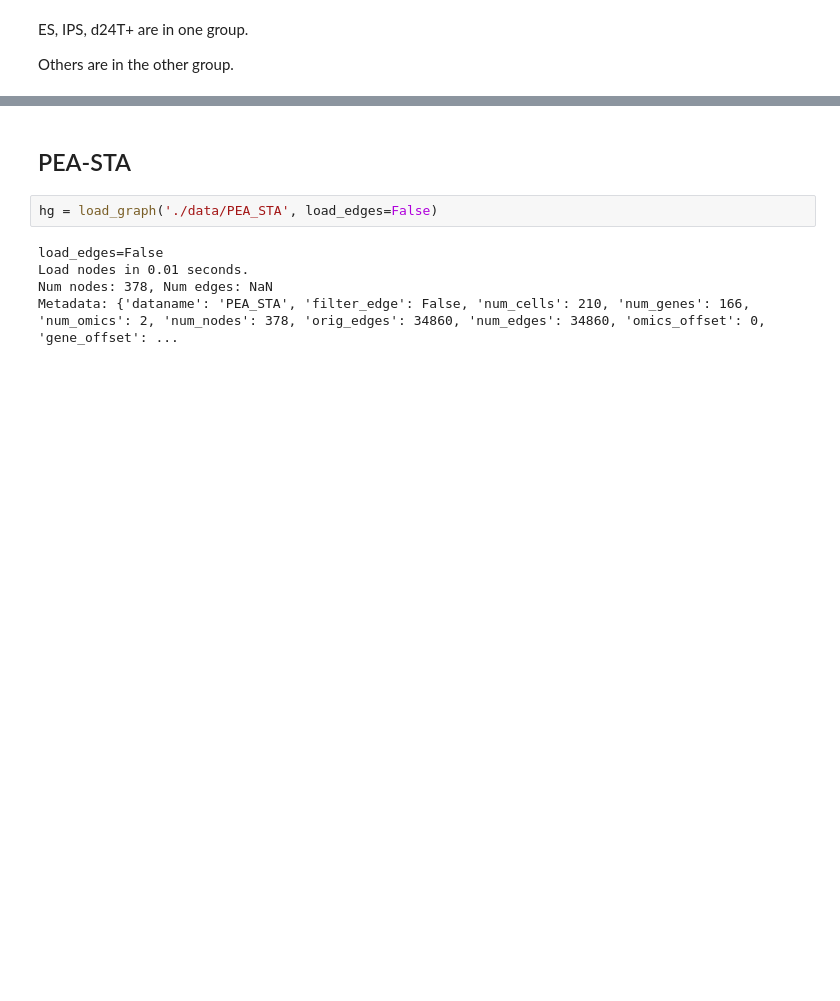
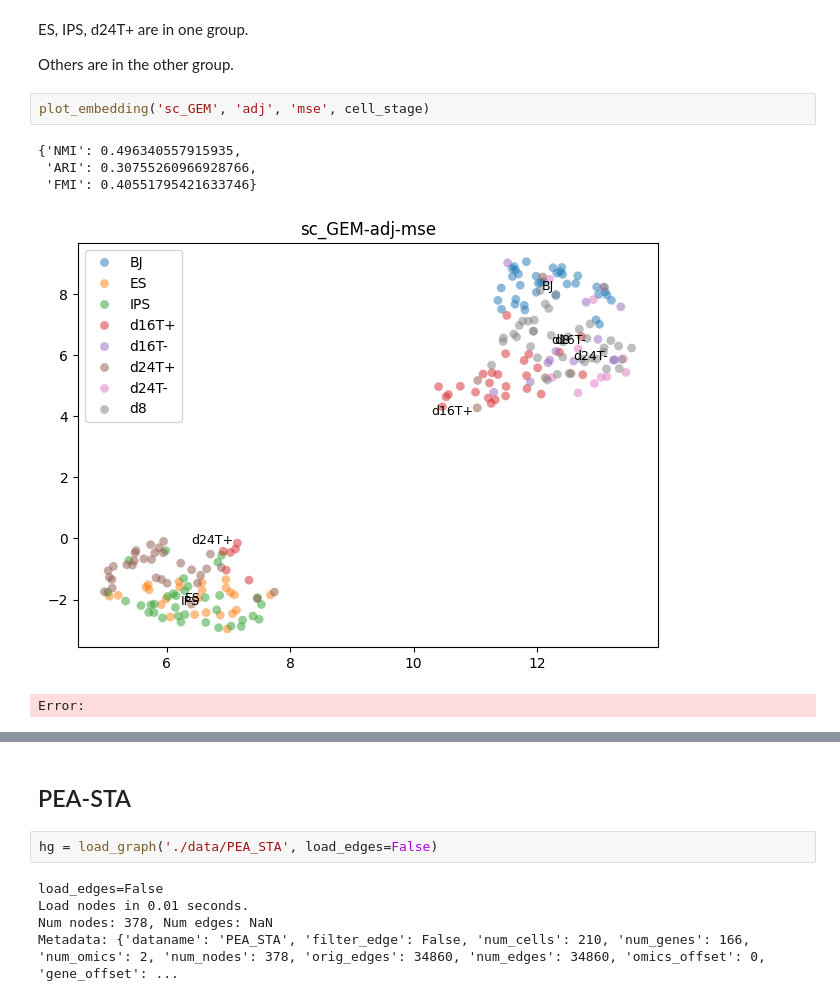
Before and after one commit to congfeng4/SCOIT, a Jupyter notebook: hgnn_cell_clustering.ipynb, the cells around one changed output, grey strips where cells are left out. Saved outputs shown, nothing was run; the diff lists cells and outputs as text; blank space fills up the shorter version.

```diff
--- a/hgnn_cell_clustering.ipynb
+++ b/hgnn_cell_clustering.ipynb
@@ -37,3 +39,11 @@ plot_embedding('sc_GEM', 'zinb', cell_stage)
 ES, IPS, d24T+ are in one group.
 
 Others are in the other group.
+# %%
+plot_embedding('sc_GEM', 'adj', 'mse', cell_stage)
+# %% [output]
+{'NMI': 0.496340557915935,
+ 'ARI': 0.30755260966928766,
+ 'FMI': 0.40551795421633746}
+[figure, added]
+Error:
```
Also changed, not shown: parts of 17 cells of this notebook, 6 other files.
